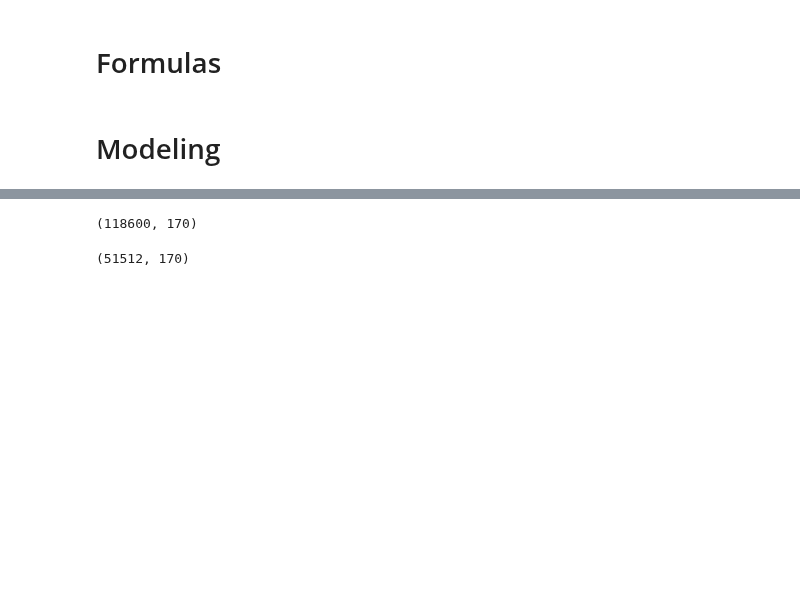
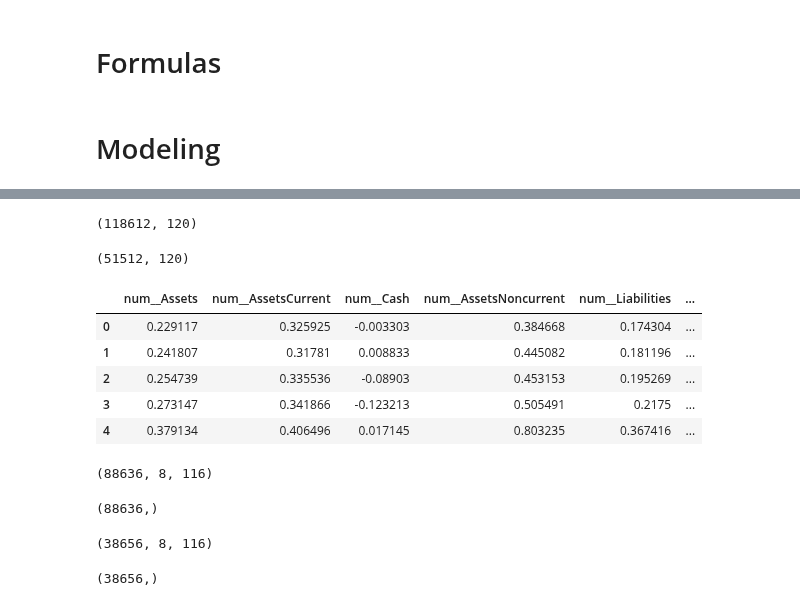
Before and after one commit to cnance09/Small-Cap-Scout, a Jupyter notebook: notebooks/CN_RNN.ipynb, the cells around one changed output, grey strips where cells are left out. Drawn from its saved outputs; the diff is of its cells as text; code cells hidden in the pictures; blank space fills up the shorter version.

```diff
--- a/notebooks/CN_RNN.ipynb
+++ b/notebooks/CN_RNN.ipynb
@@ -164,7 +231,19 @@ df.shape
 # %%
+if small_cap==True:
+    target_func = lambda x: 1 if ((x[col] > threshold) & (x.small_cap == 1)) else 0
+else:
+    target_func = lambda x: 1 if ((x[col] > threshold)) else 0
+
+if model_type == 'classifier':
+    df['target'] = df.apply(target_func, axis=1)
+else:
+    df['target'] = df[col]
+
 unique_groups = df['TICKER'].unique()
 train_groups, test_groups = train_test_split(unique_groups, test_size=0.3, random_state=42)
 
 data_train = df[df['TICKER'].isin(train_groups)]
 data_test = df[df['TICKER'].isin(test_groups)]
+
+# data_train[data_train.target==1].head()
 # %%
@@ -185,4 +280,8 @@ y_tar.head()
 # %%
-cols_drop = y_set.columns.tolist()
+cols_drop = df.columns.tolist()[-12:]
 cols_drop.remove('TICKER')
-cols_drop += ['cik', 'date', 'quarter', 'year']
+cols_drop.remove('small_cap')
+cols_drop.remove('micro_cap')
+cols_drop.remove('target')
+cols_drop += ['date', 'year']
+cols_drop
@@ -189,8 +299,8 @@ cols_drop += ['cik', 'date', 'quarter', 'year']
 # %%
-X_train = data_train[data_train['TICKER'].isin(train_groups)].drop(columns=cols_drop).reset_index(drop=True).set_index('TICKER')
-X_test = data_test[data_test['TICKER'].isin(test_groups)].drop(columns=cols_drop).reset_index(drop=True).set_index('TICKER')
-y_train = y_tar[y_tar['TICKER'].isin(train_groups)]['target'].reset_index(drop=True)
-y_test = y_tar[y_tar['TICKER'].isin(test_groups)]['target'].reset_index(drop=True)
+X_train = data_train[data_train['TICKER'].isin(train_groups)].drop(columns=cols_drop).reset_index(drop=True)
+X_test = data_test[data_test['TICKER'].isin(test_groups)].drop(columns=cols_drop).reset_index(drop=True)
+#y_train = y_tar[y_tar['TICKER'].isin(train_groups)]['target'].reset_index(drop=True)
+#y_test = y_tar[y_tar['TICKER'].isin(test_groups)]['target'].reset_index(drop=True)
 # %%
 assert X_train.shape, X_train.cik.nunique() * 4 +y_train.shape[0]
 # %%
@@ -199,9 +309,23 @@ assert X_test.shape, X_test.cik.nunique() * 4 +y_test.shape[0]
 # Preprocess X_train and X_test
 num, cat = identify_feature_types(X_train)
 preprocessor = create_preprocessing_pipeline(num, cat)
+
 X_train_pp, preprocessor = preprocess_training_data(X_train, preprocessor=preprocessor)
+X_train_pp = pd.DataFrame(X_train_pp, columns=preprocessor.get_feature_names_out())
+
 X_test_pp = preprocess_new_data(X_test, preprocessor=preprocessor)
+X_test_pp = pd.DataFrame(X_test_pp, columns=preprocessor.get_feature_names_out())
+
 display(X_train_pp.shape, X_test_pp.shape)
 # %% [output]
-(118600, 170)
+(118612, 120)
-(51512, 170)
+(51512, 120)
+# %%
+X_train_pp.head()
+# %% [output]
+|  | num__Assets | num__AssetsCurrent | num__Cash | num__AssetsNoncurrent | num__Liabilities | ... |
+| 0 | 0.229117 | 0.325925 | -0.003303 | 0.384668 | 0.174304 | ... |
+| 1 | 0.241807 | 0.31781 | 0.008833 | 0.445082 | 0.181196 | ... |
+| 2 | 0.254739 | 0.335536 | -0.08903 | 0.453153 | 0.195269 | ... |
+| 3 | 0.273147 | 0.341866 | -0.123213 | 0.505491 | 0.2175 | ... |
+| 4 | 0.379134 | 0.406496 | 0.017145 | 0.803235 | 0.367416 | ... |
@@ -207,0 +337,32 @@ display(X_train_pp.shape, X_test_pp.shape)
+# %%
+for company in X_train_pp.groupby(['remainder__cik', 'remainder__TICKER']):
+    for i, _ in enumerate(company[1].iterrows()):
+        if i+quarters_input+1+adjustment > len(company[1]):
+            break
+        sequence = company[1].iloc[i:i+quarters_input, :-4]
+        target = company[1].iloc[i+quarters_input+adjustment, -1]
+        X_train_sequences.append(sequence)
+        y_train_sequences.append(target)
+X_train_sequences = np.array(X_train_sequences).astype('float32')
+y_train_sequences = np.array(y_train_sequences).astype('float32')
+
+display(X_train_sequences.shape, y_train_sequences.shape)
+# %% [output]
+(88636, 8, 116)
+(88636,)
+# %%
+for company in X_test_pp.groupby(['remainder__cik', 'remainder__TICKER']):
+    for i, _ in enumerate(company[1].iterrows()):
+        if i+quarters_input+1+adjustment > len(company[1]):
+            break
+        sequence = company[1].iloc[i:i+quarters_input, :-4]
+        target = company[1].iloc[i+quarters_input+adjustment, -1]
+        X_test_sequences.append(sequence)
+        y_test_sequences.append(target)
+X_test_sequences = np.array(X_test_sequences).astype('float32')
+y_test_sequences = np.array(y_test_sequences).astype('float32')
+
+display(X_test_sequences.shape, y_test_sequences.shape)
+# %% [output]
+(38656, 8, 116)
+(38656,)
```
Also changed, not shown: parts of 23 cells of this notebook, 14 other files.
